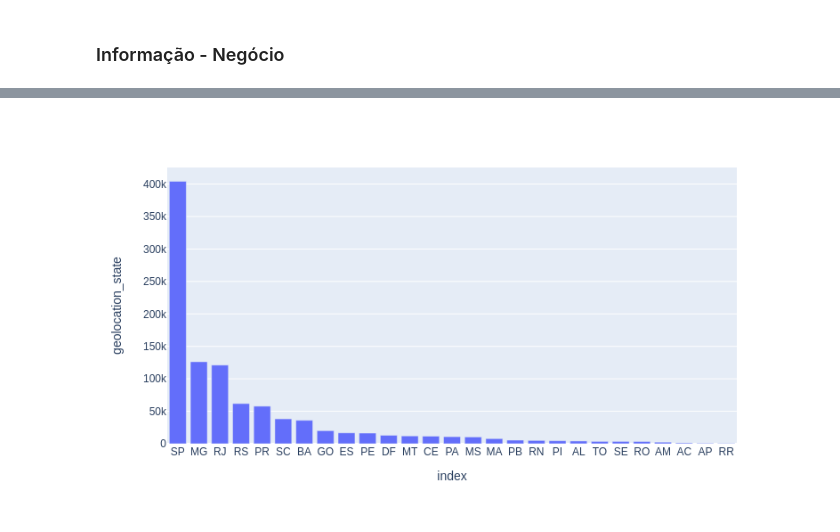
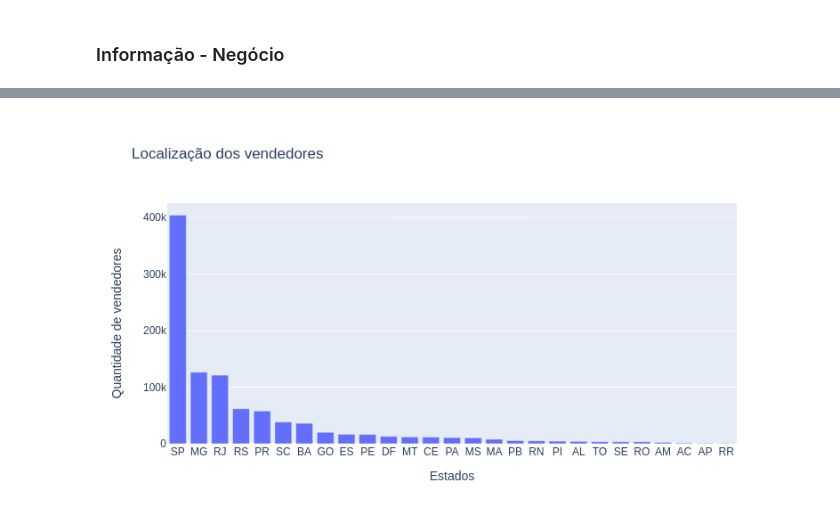
Before and after one commit to Lucas-Buk/Introducao-Ciencia-de-Dados, a Jupyter notebook: Aula_1_Exploração_Olist.ipynb, the cells around one changed output, grey strips where cells are left out. Cells and saved outputs as stored; diff of their text form; code cells hidden in the pictures.

```diff
--- a/Aula_1_Exploração_Olist.ipynb
+++ b/Aula_1_Exploração_Olist.ipynb
@@ -776,6 +891,6 @@ df_geo.shape
 # %% [markdown]
 ### Informação - Negócio
 # %%
-df_estados = df_geo.geolocation_state.value_counts().reset_index()
-df_estados
+df_estados = df_geo.geolocation_state.value_counts()
+df_estados.head(5)
 # %% [output]
@@ -799,5 +903,6 @@ df_estados
 # %%
-fig = px.bar(df_estados, x = 'index', y = 'geolocation_state')
+fig = px.bar(df_estados, y = 'geolocation_state', title='Localização dos vendedores',
+             labels={'index':'Estados','geolocation_state':'Quantidade de vendedores'})
 gitly.show(fig)
 # %% [output]
-[figure, old version]
+[figure, new version]
```
Also changed, not shown: parts of 59 cells of this notebook.
